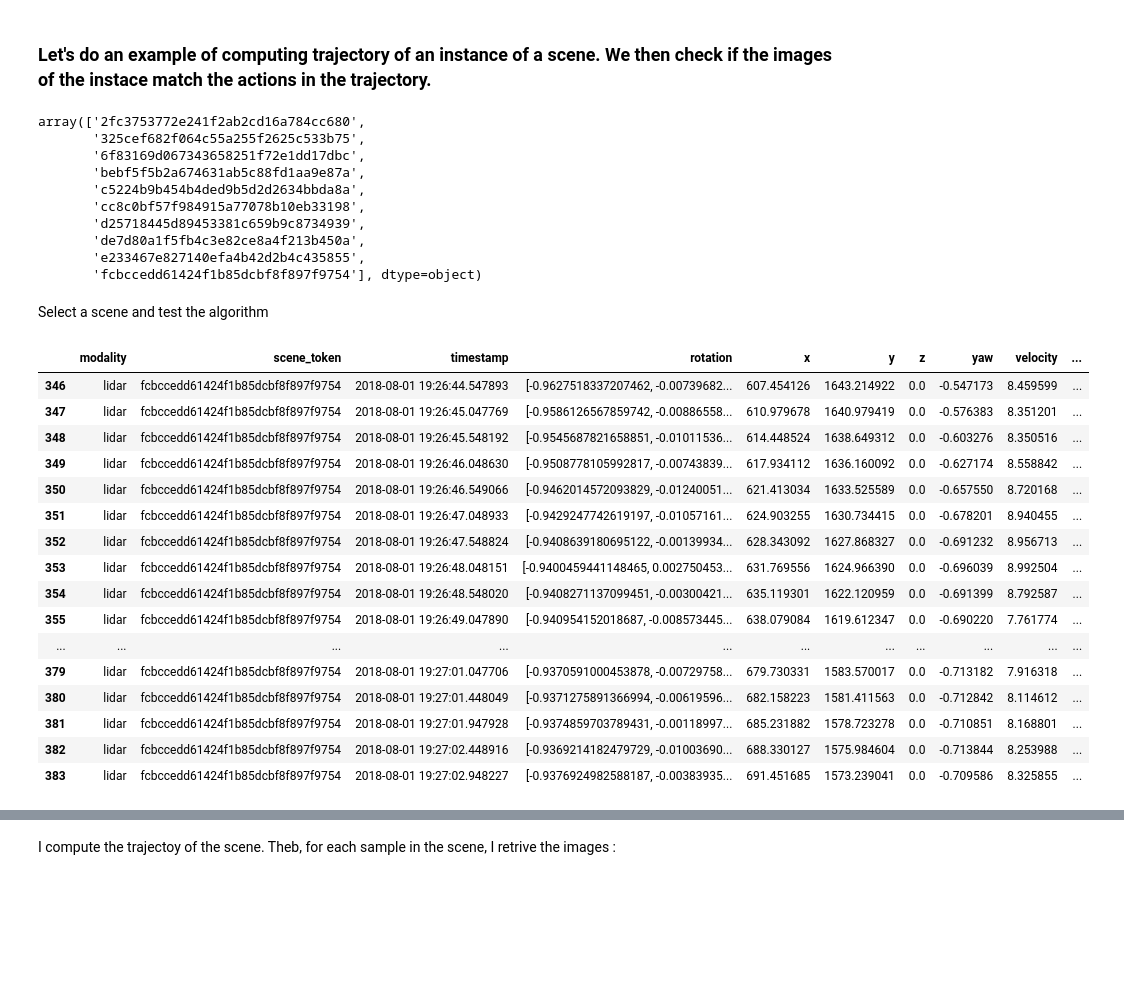
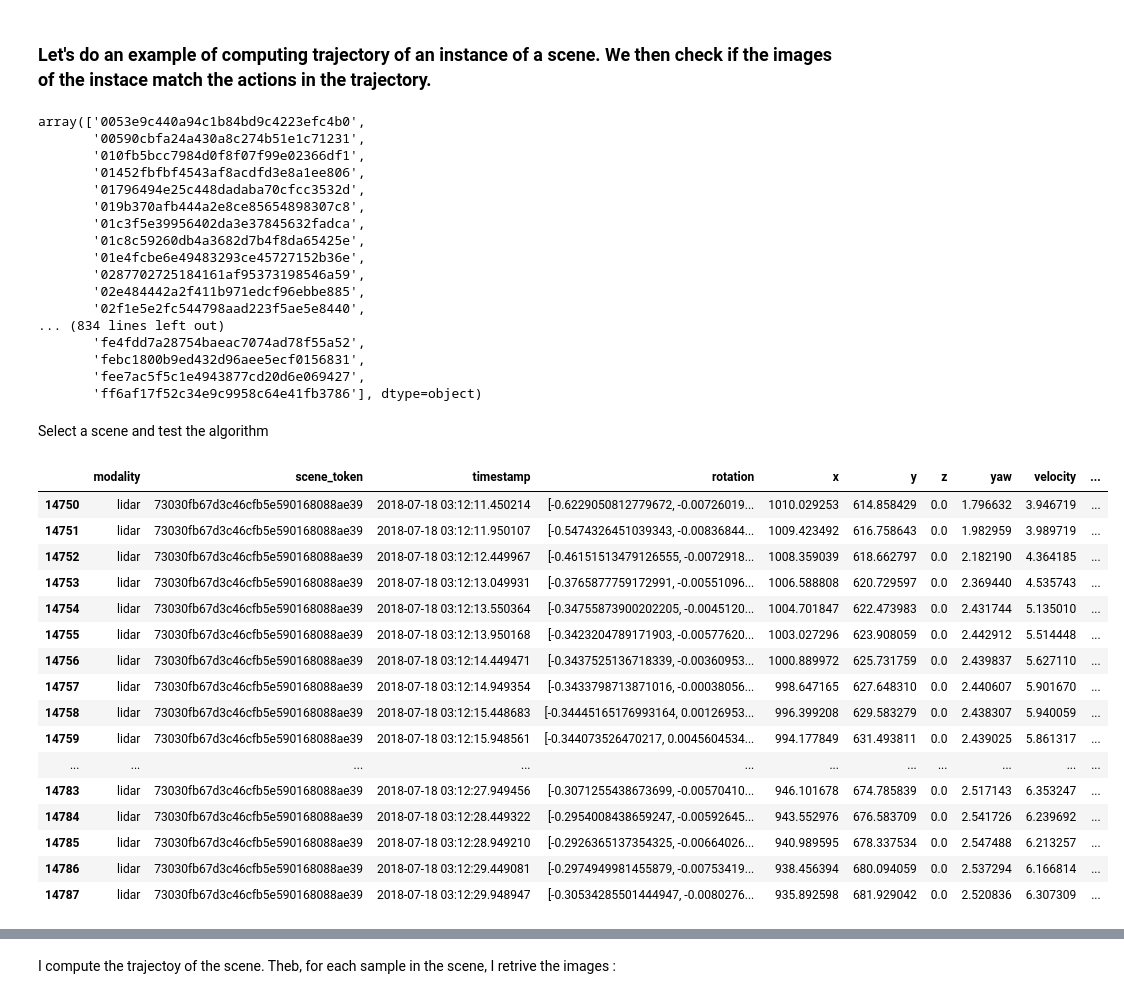
Before and after one commit to SaraMo14/MasterThesis, a Jupyter notebook: data_analysis_ego.ipynb, the cells around one changed output, grey strips where cells are left out. Cells and saved outputs as stored; diff of their text form; code cells hidden in the pictures; blank space fills up the shorter version.

```diff
--- a/data_analysis_ego.ipynb
+++ b/data_analysis_ego.ipynb
@@ -7,8 +10,9 @@ import matplotlib.pyplot as plt
 # %%
 # This is the path where you stored your copy of the nuScenes dataset.
 
-#DATAROOT = Path("C:/Users/sara_/Desktop/MasterThesis/pgeon-main/example/nuscenes/data/sets/nuscenes")
-DATAROOT = '/home/saramontese/Desktop/MasterThesis/example/nuscenes/dataset/data/sets/nuscenes'
-nuscenes = NuScenes('v1.0-mini', dataroot=DATAROOT)
+DATAROOT = Path('/media/saramontese/Riccardo 500GB/NuScenesDataset/data/sets/nuscenes')
+#DATAROOT = Path('/home/saramontese/Desktop/MasterThesis/example/nuscenes/dataset/data/sets/nuscenes')
+#nuscenes = NuScenes('v1.0-mini', dataroot=DATAROOT)
+nuscenes = NuScenes('v1.0-trainval', dataroot=DATAROOT)
 # %% [output]
 ======
@@ -64,7 +68,9 @@ dtype_dict = {
     'delta_local_y': 'float64'
 }
 
-df = pd.read_csv('/home/saramontese/Desktop/MasterThesis/example/nuscenes/dataset/dataset_from_ego.csv', dtype=dtype_dict, parse_dates=['timestamp'])
+df = pd.read_csv(DATAROOT / 'dataset_from_ego.csv', dtype=dtype_dict, parse_dates=['timestamp'])
+
+#df = pd.read_csv('/home/saramontese/Desktop/MasterThesis/example/nuscenes/dataset/data/sets/nuscenes/dataset_from_ego.csv', dtype=dtype_dict, parse_dates=['timestamp'])
 df['timestamp'] = pd.to_datetime(df['timestamp'])
 
 
@@ -218,37 +224,44 @@ av_discretizer = AVDiscretizer()
 # %%
 df['scene_token'].unique()
 # %% [output]
-array(['2fc3753772e241f2ab2cd16a784cc680',
-       '325cef682f064c55a255f2625c533b75',
-       '6f83169d067343658251f72e1dd17dbc',
-       'bebf5f5b2a674631ab5c88fd1aa9e87a',
-       'c5224b9b454b4ded9b5d2d2634bbda8a',
-       'cc8c0bf57f984915a77078b10eb33198',
-       'd25718445d89453381c659b9c8734939',
-       'de7d80a1f5fb4c3e82ce8a4f213b450a',
-       'e233467e827140efa4b42d2b4c435855',
-       'fcbccedd61424f1b85dcbf8f897f9754'], dtype=object)
+array(['0053e9c440a94c1b84bd9c4223efc4b0',
+       '00590cbfa24a430a8c274b51e1c71231',
+       '010fb5bcc7984d0f8f07f99e02366df1',
+       '01452fbfbf4543af8acdfd3e8a1ee806',
+       '01796494e25c448dadaba70cfcc3532d',
+       '019b370afb444a2e8ce85654898307c8',
+       '01c3f5e39956402da3e37845632fadca',
+       '01c8c59260db4a3682d7b4f8da65425e',
+       '01e4fcbe6e49483293ce45727152b36e',
+       '0287702725184161af95373198546a59',
+       '02e484442a2f411b971edcf96ebbe885',
+       '02f1e5e2fc544798aad223f5ae5e8440',
+... (834 lines left out)
+       'fe4fdd7a28754baeac7074ad78f55a52',
+       'febc1800b9ed432d96aee5ecf0156831',
+       'fee7ac5f5c1e4943877cd20d6e069427',
+       'ff6af17f52c34e9c9958c64e41fb3786'], dtype=object)
 # %% [markdown]
 Select a scene and test the  algorithm
 # %%
-scene_test = 'fcbccedd61424f1b85dcbf8f897f9754'
+scene_test = '73030fb67d3c46cfb5e590168088ae39'
 instance1_example_df = df[df['scene_token']==scene_test]
 instance1_example_df
 # %% [output]
 |  | modality | scene_token | timestamp | rotation | x | y | z | yaw | velocity | ... |
-| 346 | lidar | fcbccedd61424f1b85dcbf8f897f9754 | 2018-08-01 19:26:44.547893 | [-0.9627518337207462, -0.00739682... | 607.454126 | 1643.214922 | 0.0 | -0.547173 | 8.459599 | ... |
-| 347 | lidar | fcbccedd61424f1b85dcbf8f897f9754 | 2018-08-01 19:26:45.047769 | [-0.9586126567859742, -0.00886558... | 610.979678 | 1640.979419 | 0.0 | -0.576383 | 8.351201 | ... |
-| 348 | lidar | fcbccedd61424f1b85dcbf8f897f9754 | 2018-08-01 19:26:45.548192 | [-0.9545687821658851, -0.01011536... | 614.448524 | 1638.649312 | 0.0 | -0.603276 | 8.350516 | ... |
-| 349 | lidar | fcbccedd61424f1b85dcbf8f897f9754 | 2018-08-01 19:26:46.048630 | [-0.9508778105992817, -0.00743839... | 617.934112 | 1636.160092 | 0.0 | -0.627174 | 8.558842 | ... |
-| 350 | lidar | fcbccedd61424f1b85dcbf8f897f9754 | 2018-08-01 19:26:46.549066 | [-0.9462014572093829, -0.01240051... | 621.413034 | 1633.525589 | 0.0 | -0.657550 | 8.720168 | ... |
-| 351 | lidar | fcbccedd61424f1b85dcbf8f897f9754 | 2018-08-01 19:26:47.048933 | [-0.9429247742619197, -0.01057161... | 624.903255 | 1630.734415 | 0.0 | -0.678201 | 8.940455 | ... |
-| 352 | lidar | fcbccedd61424f1b85dcbf8f897f9754 | 2018-08-01 19:26:47.548824 | [-0.9408639180695122, -0.00139934... | 628.343092 | 1627.868327 | 0.0 | -0.691232 | 8.956713 | ... |
-| 353 | lidar | fcbccedd61424f1b85dcbf8f897f9754 | 2018-08-01 19:26:48.048151 | [-0.9400459441148465, 0.002750453... | 631.769556 | 1624.966390 | 0.0 | -0.696039 | 8.992504 | ... |
-| 354 | lidar | fcbccedd61424f1b85dcbf8f897f9754 | 2018-08-01 19:26:48.548020 | [-0.9408271137099451, -0.00300421... | 635.119301 | 1622.120959 | 0.0 | -0.691399 | 8.792587 | ... |
-| 355 | lidar | fcbccedd61424f1b85dcbf8f897f9754 | 2018-08-01 19:26:49.047890 | [-0.940954152018687, -0.008573445... | 638.079084 | 1619.612347 | 0.0 | -0.690220 | 7.761774 | ... |
+| 14750 | lidar | 73030fb67d3c46cfb5e590168088ae39 | 2018-07-18 03:12:11.450214 | [-0.6229050812779672, -0.00726019... | 1010.029253 | 614.858429 | 0.0 | 1.796632 | 3.946719 | ... |
+| 14751 | lidar | 73030fb67d3c46cfb5e590168088ae39 | 2018-07-18 03:12:11.950107 | [-0.5474326451039343, -0.00836844... | 1009.423492 | 616.758643 | 0.0 | 1.982959 | 3.989719 | ... |
+| 14752 | lidar | 73030fb67d3c46cfb5e590168088ae39 | 2018-07-18 03:12:12.449967 | [-0.46151513479126555, -0.0072918... | 1008.359039 | 618.662797 | 0.0 | 2.182190 | 4.364185 | ... |
+| 14753 | lidar | 73030fb67d3c46cfb5e590168088ae39 | 2018-07-18 03:12:13.049931 | [-0.3765877759172991, -0.00551096... | 1006.588808 | 620.729597 | 0.0 | 2.369440 | 4.535743 | ... |
+| 14754 | lidar | 73030fb67d3c46cfb5e590168088ae39 | 2018-07-18 03:12:13.550364 | [-0.34755873900202205, -0.0045120... | 1004.701847 | 622.473983 | 0.0 | 2.431744 | 5.135010 | ... |
+| 14755 | lidar | 73030fb67d3c46cfb5e590168088ae39 | 2018-07-18 03:12:13.950168 | [-0.3423204789171903, -0.00577620... | 1003.027296 | 623.908059 | 0.0 | 2.442912 | 5.514448 | ... |
+| 14756 | lidar | 73030fb67d3c46cfb5e590168088ae39 | 2018-07-18 03:12:14.449471 | [-0.3437525136718339, -0.00360953... | 1000.889972 | 625.731759 | 0.0 | 2.439837 | 5.627110 | ... |
+| 14757 | lidar | 73030fb67d3c46cfb5e590168088ae39 | 2018-07-18 03:12:14.949354 | [-0.3433798713871016, -0.00038056... | 998.647165 | 627.648310 | 0.0 | 2.440607 | 5.901670 | ... |
+| 14758 | lidar | 73030fb67d3c46cfb5e590168088ae39 | 2018-07-18 03:12:15.448683 | [-0.34445165176993164, 0.00126953... | 996.399208 | 629.583279 | 0.0 | 2.438307 | 5.940059 | ... |
+| 14759 | lidar | 73030fb67d3c46cfb5e590168088ae39 | 2018-07-18 03:12:15.948561 | [-0.344073526470217, 0.0045604534... | 994.177849 | 631.493811 | 0.0 | 2.439025 | 5.861317 | ... |
 | ... | ... | ... | ... | ... | ... | ... | ... | ... | ... | ... |
-| 379 | lidar | fcbccedd61424f1b85dcbf8f897f9754 | 2018-08-01 19:27:01.047706 | [-0.9370591000453878, -0.00729758... | 679.730331 | 1583.570017 | 0.0 | -0.713182 | 7.916318 | ... |
-| 380 | lidar | fcbccedd61424f1b85dcbf8f897f9754 | 2018-08-01 19:27:01.448049 | [-0.9371275891366994, -0.00619596... | 682.158223 | 1581.411563 | 0.0 | -0.712842 | 8.114612 | ... |
-| 381 | lidar | fcbccedd61424f1b85dcbf8f897f9754 | 2018-08-01 19:27:01.947928 | [-0.9374859703789431, -0.00118997... | 685.231882 | 1578.723278 | 0.0 | -0.710851 | 8.168801 | ... |
-| 382 | lidar | fcbccedd61424f1b85dcbf8f897f9754 | 2018-08-01 19:27:02.448916 | [-0.9369214182479729, -0.01003690... | 688.330127 | 1575.984604 | 0.0 | -0.713844 | 8.253988 | ... |
-| 383 | lidar | fcbccedd61424f1b85dcbf8f897f9754 | 2018-08-01 19:27:02.948227 | [-0.9376924982588187, -0.00383935... | 691.451685 | 1573.239041 | 0.0 | -0.709586 | 8.325855 | ... |
+| 14783 | lidar | 73030fb67d3c46cfb5e590168088ae39 | 2018-07-18 03:12:27.949456 | [-0.3071255438673699, -0.00570410... | 946.101678 | 674.785839 | 0.0 | 2.517143 | 6.353247 | ... |
+| 14784 | lidar | 73030fb67d3c46cfb5e590168088ae39 | 2018-07-18 03:12:28.449322 | [-0.2954008438659247, -0.00592645... | 943.552976 | 676.583709 | 0.0 | 2.541726 | 6.239692 | ... |
+| 14785 | lidar | 73030fb67d3c46cfb5e590168088ae39 | 2018-07-18 03:12:28.949210 | [-0.2926365137354325, -0.00664026... | 940.989595 | 678.337534 | 0.0 | 2.547488 | 6.213257 | ... |
+| 14786 | lidar | 73030fb67d3c46cfb5e590168088ae39 | 2018-07-18 03:12:29.449081 | [-0.2974949981455879, -0.00753419... | 938.456394 | 680.094059 | 0.0 | 2.537294 | 6.166814 | ... |
+| 14787 | lidar | 73030fb67d3c46cfb5e590168088ae39 | 2018-07-18 03:12:29.948947 | [-0.30534285501444947, -0.0080276... | 935.892598 | 681.929042 | 0.0 | 2.520836 | 6.307309 | ... |
```
Also changed, not shown: parts of 25 cells of this notebook, 13 other files.
